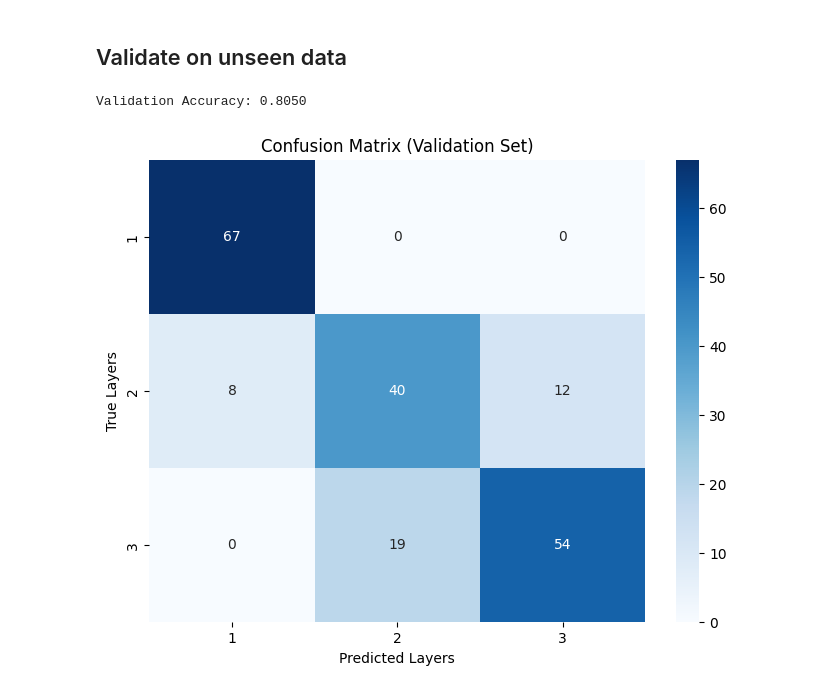
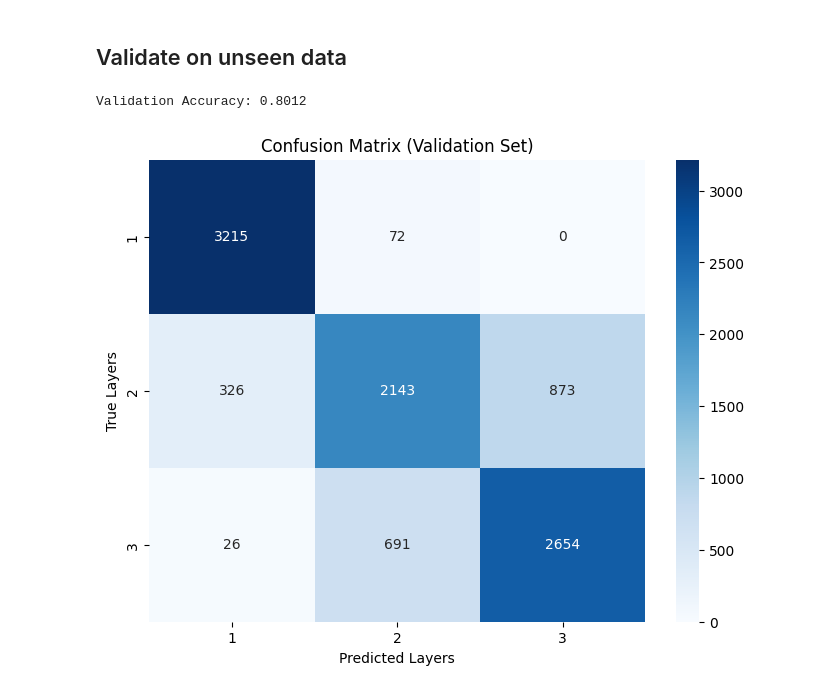
Before and after one commit to tls54/THz-TD-CNN, a Jupyter notebook: Basic_CNN_ident.ipynb, the cells around one changed output. Cells and saved outputs as stored; diff of their text form; code cells hidden in the pictures.

```diff
--- a/Basic_CNN_ident.ipynb
+++ b/Basic_CNN_ident.ipynb
@@ -18,7 +18,0 @@ from sklearn.metrics import confusion_matrix, accuracy_score
-# %%
-if torch.backends.mps.is_available():
-    mps_device = torch.device("mps")
-    x = torch.ones(1, device=mps_device)
-    print (x)
-else:
-    print ("MPS device not found.")
@@ -81,7 +73,7 @@ def train_model(model, train_loader, criterion, optimizer, num_epochs=10):
     return loss_values
 # %%
 # Load the dataset with weights_only=False
-data = torch.load("data/Synthetic_data_60k_1to3.pt", weights_only=False)
+data = torch.load("data/Synthetic_data_60k.pt", weights_only=False)
 
 # Extract components
 synthetic_data = data["synthetic_data"]
@@ -198,7 +194,7 @@ Training Accuracy: 0.8125
 ## Validate on unseen data
 # %%
 # Load the validation dataset
-val_data = torch.load("data/Validation_1to3.pt", weights_only=False)
+val_data = torch.load("data/Validation.pt", weights_only=False)
 
 val_synthetic_data = val_data["synthetic_data"]         # shape: [N, 1024]
 val_num_layers = val_data["num_layers"]                 # shape: [N]
@@ -213,35 +209,35 @@ val_loader = DataLoader(val_dataset, batch_size=64, shuffle=False)
 
 # Set model to evaluation mode
 model.eval()
 all_preds = []
 all_labels = []
 
 # Disable gradient computation for evaluation
 with torch.no_grad():
     for inputs, labels in val_loader:
         outputs = model(inputs)
         _, preds = torch.max(outputs, 1)
         all_preds.extend(preds.cpu().numpy())
         all_labels.extend(labels.cpu().numpy())
 
 # Compute confusion matrix and accuracy
 cm = confusion_matrix(all_labels, all_preds)
 acc = accuracy_score(all_labels, all_preds)
 
 print(f"\nValidation Accuracy: {acc:.4f}")
 
 # Plot confusion matrix
 plt.figure(figsize=(8, 6))
 sns.heatmap(cm, annot=True, fmt="d", cmap="Blues",
             xticklabels=[f"{i+1}" for i in range(cm.shape[0])],
             yticklabels=[f"{i+1}" for i in range(cm.shape[0])])
 plt.xlabel("Predicted Layers")
 plt.ylabel("True Layers")
 plt.title("Confusion Matrix (Validation Set)")
 plt.show()
 # %% [output]
-Validation Accuracy: 0.8050
+Validation Accuracy: 0.8012
-[figure, old version]
+[figure, new version]
 # %%
 # Simulate random guessing based on the number of classes
 num_classes = len(np.unique(all_labels))
```
Also changed, not shown: parts of 7 cells of this notebook, 2 other files.
